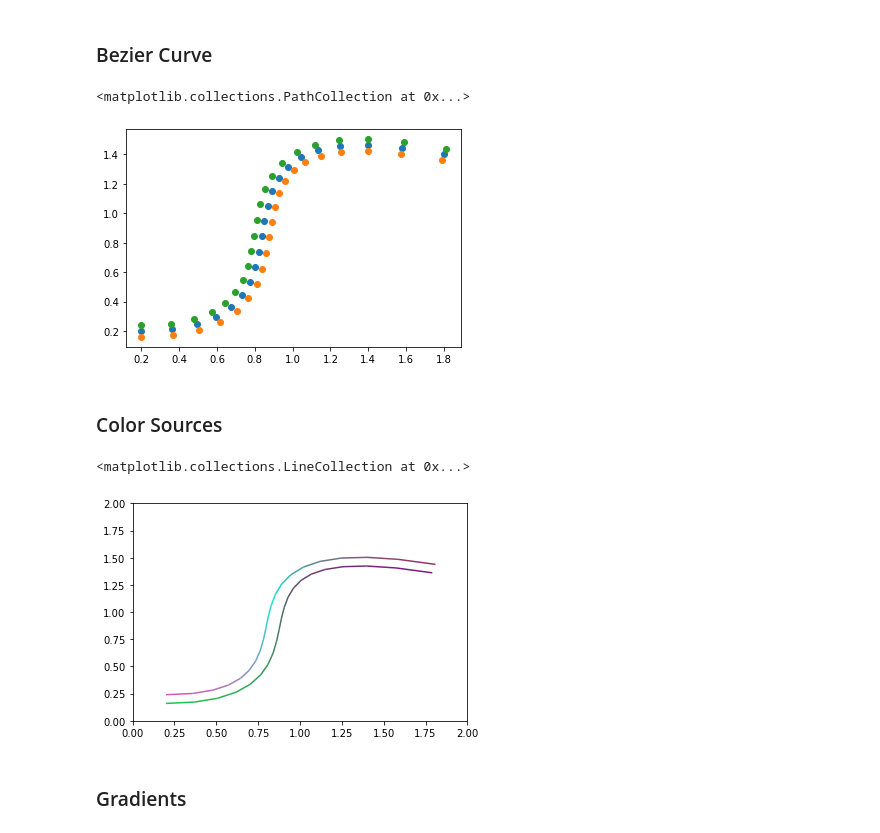
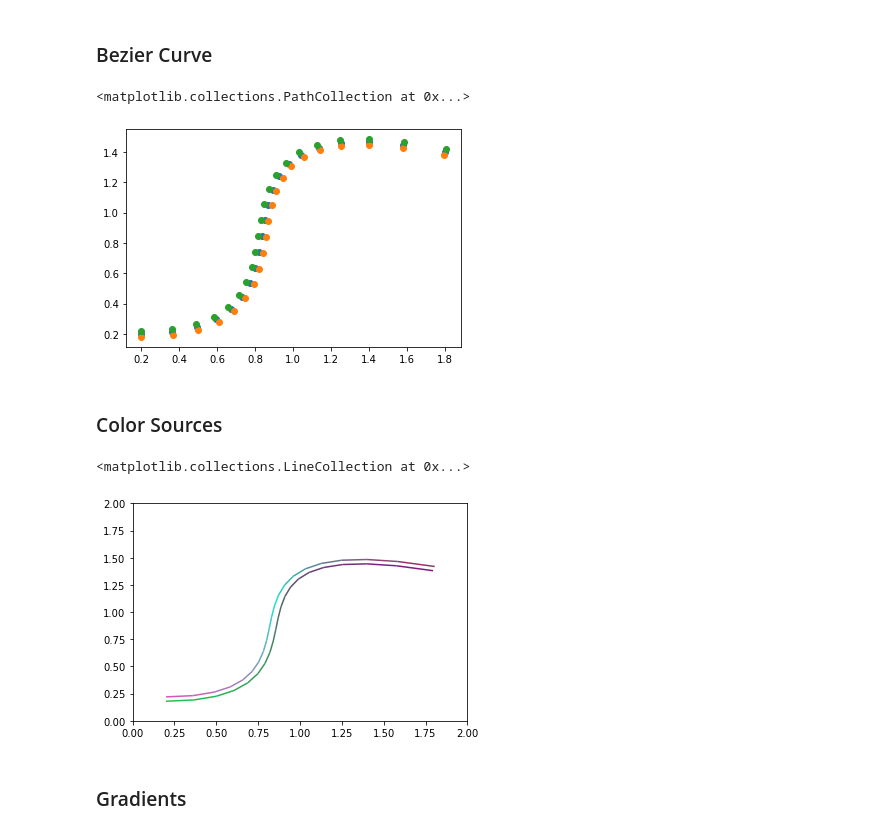
Before and after one commit to weixinl/GeometricModeling, a Jupyter notebook: DiffusionCurve/DiffusionCurve.ipynb, the cells around one changed output. Cells and saved outputs as stored; diff of their text form; code cells hidden in the pictures.

```diff
--- a/DiffusionCurve/DiffusionCurve.ipynb
+++ b/DiffusionCurve/DiffusionCurve.ipynb
@@ -20,7 +20,7 @@ vmax = np.array([xmax, ymax])
 xrange = xmax - xmin
 yrange = ymax - ymin
 # distance of left/right color curve to original curve
-small_dist = xrange/50
+small_dist = xrange/100
 # %% [markdown]
 ### Bezier Curve
 # %%
@@ -45,37 +45,39 @@ def cubic_bezier(_t, _v0, _v1, _v2, _v3):
 #     for i in range(20):
 #         vertices.append(cubic_bezier(i/20.0, v0, v1, v2, v3))
 #     vertices = np.array(vertices)
 #     plt.scatter(vertices[:,0],vertices[:,1])
 # create_cubic_bezier_spline_data()
 
 v0 = vmin + np.array([xrange*0.1, yrange*0.1])
 v1 = vmin + np.array([xrange*0.7, yrange*0.1])
 v2 = vmin + np.array([xrange*0.1, yrange*0.9])
 v3 = vmin + np.array([xrange*0.9, yrange*0.7])
 curve_vertices = []
 # left/right curves (color sources)
 curve_left_vertices = []
 curve_right_vertices = []
+curve_normals = []
 sample_num = 21
 # delta t
 sample_interval = 1/float(sample_num-1)
 for i in range(sample_num):
-    v, norm = cubic_bezier(i*sample_interval, v0, v1, v2, v3)
-    v_left = v - small_dist * norm
-    v_right = v + small_dist * norm
+    v, normal = cubic_bezier(i*sample_interval, v0, v1, v2, v3)
+    v_left = v - small_dist * normal
+    v_right = v + small_dist * normal
     curve_vertices.append(v)
     curve_left_vertices.append(v_left)
     curve_right_vertices.append(v_right)
+    curve_normals.append(normal)
 
 curve_vertices = np.array(curve_vertices)
 curve_left_vertices = np.array(curve_left_vertices)
 curve_right_vertices = np.array(curve_right_vertices)
 plt.scatter(curve_vertices[:,0],curve_vertices[:,1])
 plt.scatter(curve_left_vertices[:,0],curve_left_vertices[:,1])
 plt.scatter(curve_right_vertices[:,0],curve_right_vertices[:,1])
 # %% [output]
 <matplotlib.collections.PathCollection at 0x...>
-[figure, old version]
+[figure, new version]
 # %% [markdown]
 ### Color Sources
 # %%
@@ -129,6 +131,6 @@ ax.add_collection(curve_right_segments)
 # plt.plot(curve_right_vertices[:,0],curve_right_vertices[:,1], color = curve_right_colors)
 # %% [output]
 <matplotlib.collections.LineCollection at 0x...>
-[figure, old version]
+[figure, new version]
 # %% [markdown]
 ### Gradients
```
Also changed, not shown: parts of 3 cells of this notebook.
